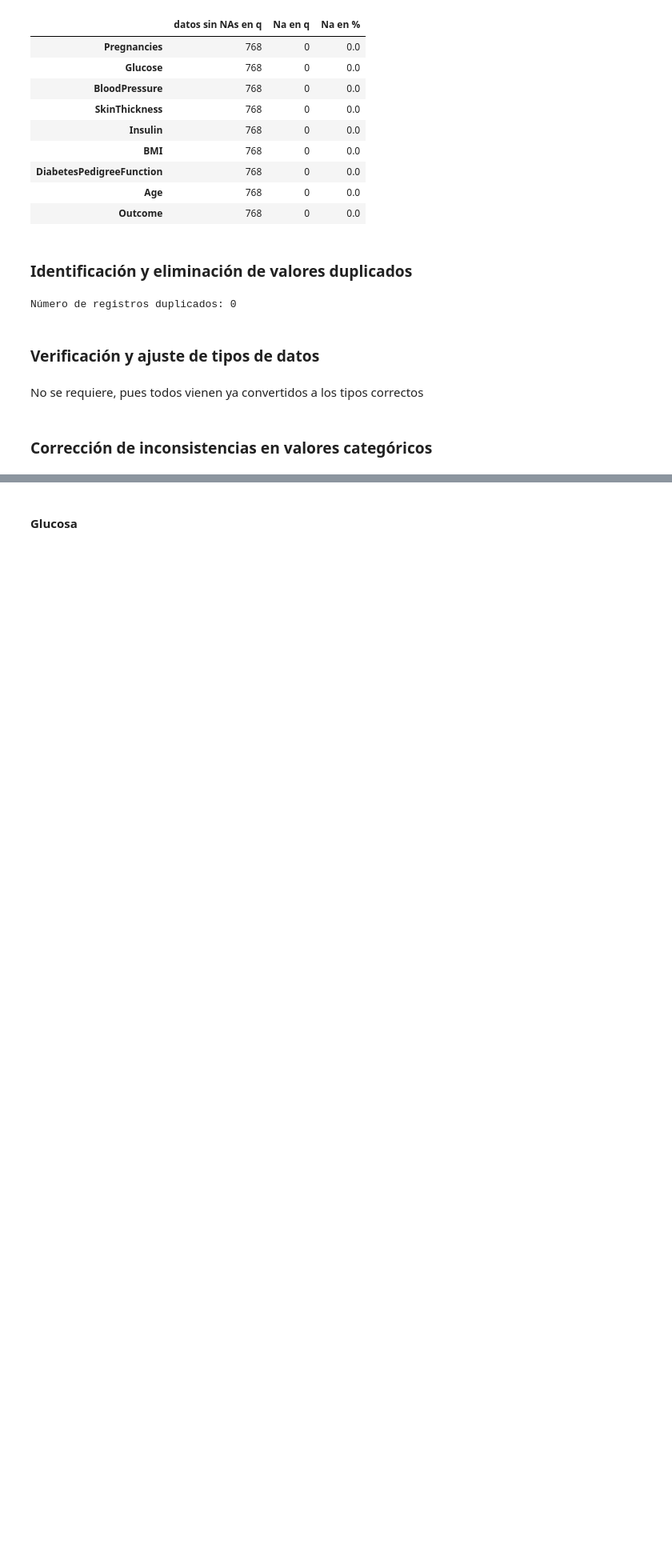
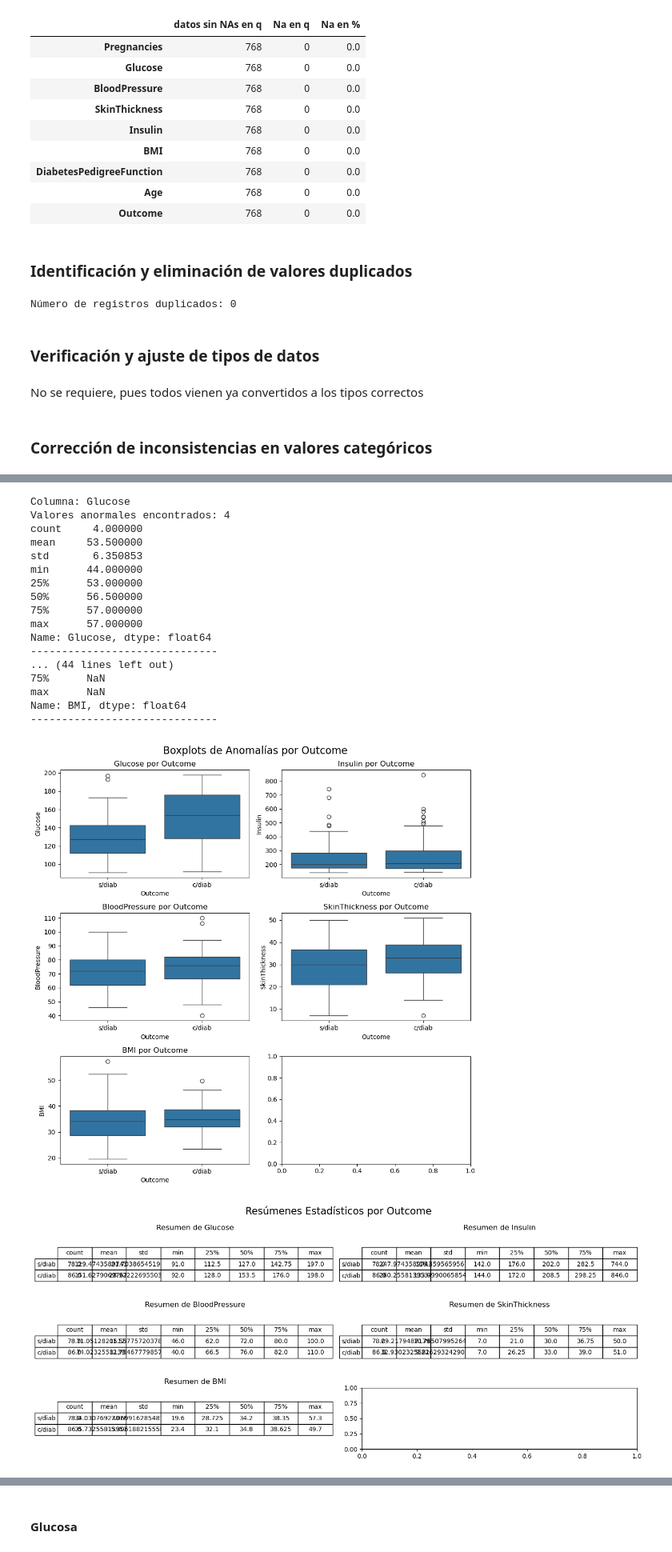
Before and after one commit to iair/mitic-data-science-team-1-septiembre-2024, a Jupyter notebook: mitic-data-science-team-1-septiembre-2024/machine-learning/pruebas-resueltas/segundo-intento.ipynb, the cells around one changed output, grey strips where cells are left out. Shown at 80% size. Saved outputs shown, nothing was run; the diff lists cells and outputs as text; code cells hidden in the pictures; blank space fills up the shorter version.

```diff
--- a/mitic-data-science-team-1-septiembre-2024/machine-learning/pruebas-resueltas/segundo-intento.ipynb
+++ b/mitic-data-science-team-1-septiembre-2024/machine-learning/pruebas-resueltas/segundo-intento.ipynb
@@ -366,0 +726,30 @@ df.corr(numeric_only=True)
+# %%
+df['Insulin'] = df['Insulin'].replace(0, np.nan)
+anormales = detectar_anomalias_individuales(df, rangos)
+for columna, reglas in rangos.items():
+    anormales_columna = df[df[columna].apply(reglas['anormal'])]
+    print(f"Columna: {columna}")
+    print(f"Valores anormales encontrados: {len(anormales_columna)}")
+    print(anormales_columna[columna].describe())
+    print("-" * 30)
+outcome_0,outcome_1 = analizar_y_graficar_anomalias(anormales.get('Insulin'),metricas=metricas)
+# %% [output]
+Columna: Glucose
+Valores anormales encontrados: 4
+count     4.000000
+mean     53.500000
+std       6.350853
+min      44.000000
+25%      53.000000
+50%      56.500000
+75%      57.000000
+max      57.000000
+Name: Glucose, dtype: float64
+------------------------------
+... (44 lines left out)
+75%      NaN
+max      NaN
+Name: BMI, dtype: float64
+------------------------------
+[figure, added]
+[figure, added]
```
Also changed, not shown: parts of 84 cells of this notebook, 8 other files.
